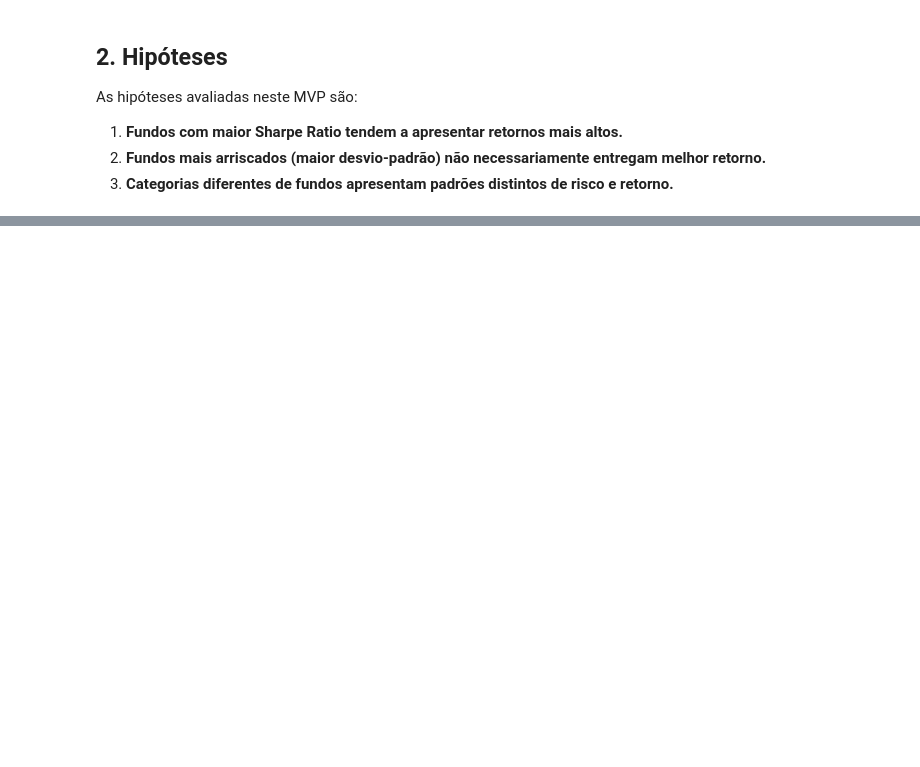
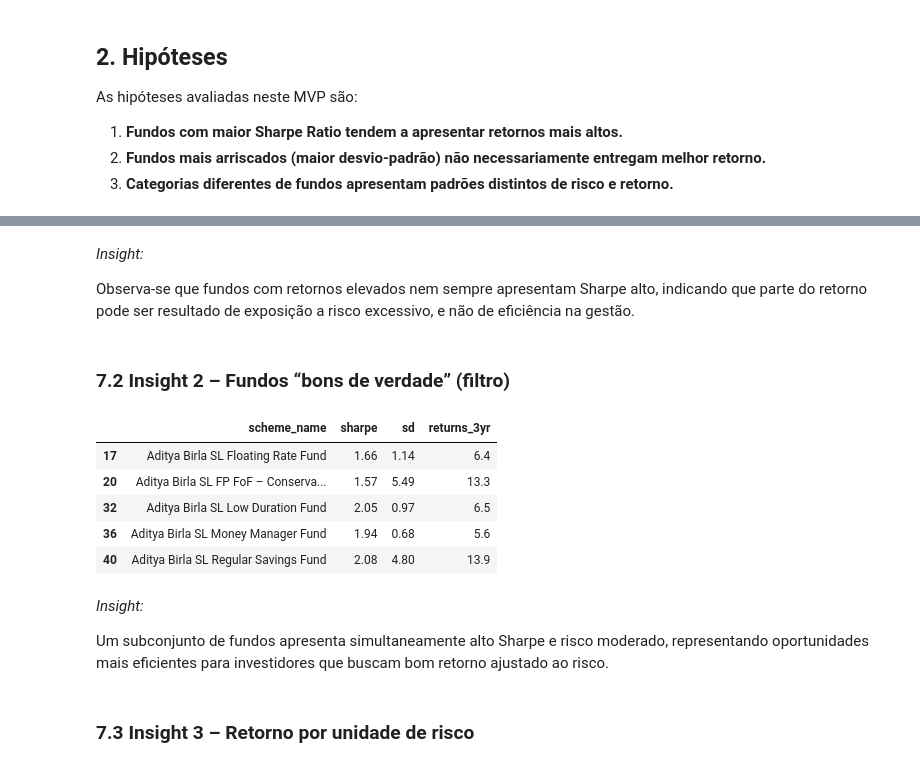
Before and after one commit to pleiteues-code/mvp-fundos-investimento-analise-de-dados-e-boas-praticas, a Jupyter notebook: MVP_Fundos_Investimento_Paulo_Ricardo_Marques_Leite.ipynb, the cells around one changed output, grey strips where cells are left out. Saved outputs shown, nothing was run; the diff lists cells and outputs as text; code cells hidden in the pictures; blank space fills up the shorter version.

```diff
--- a/MVP_Fundos_Investimento_Paulo_Ricardo_Marques_Leite.ipynb
+++ b/MVP_Fundos_Investimento_Paulo_Ricardo_Marques_Leite.ipynb
@@ -208,0 +410,26 @@ O MVP demonstra que métricas de risco e retorno podem ser usadas para orientar
+# %% [markdown]
+*Insight:*
+
+Observa-se que fundos com retornos elevados nem sempre apresentam Sharpe alto, indicando que parte do retorno pode ser resultado de exposição a risco excessivo, e não de eficiência na gestão.
+# %% [markdown]
+### 7.2 Insight 2 – Fundos “bons de verdade” (filtro)
+# %%
+df_good = df[
+    (df['sharpe'] > df['sharpe'].quantile(0.75)) &
+    (df['sd'] < df['sd'].median())
+]
+
+df_good[['scheme_name','sharpe','sd','returns_3yr']].head()
+# %% [output]
+|  | scheme_name | sharpe | sd | returns_3yr |
+| 17 | Aditya Birla SL Floating Rate Fund | 1.66 | 1.14 | 6.4 |
+| 20 | Aditya Birla SL FP FoF – Conserva... | 1.57 | 5.49 | 13.3 |
+| 32 | Aditya Birla SL Low Duration Fund | 2.05 | 0.97 | 6.5 |
+| 36 | Aditya Birla SL Money Manager Fund | 1.94 | 0.68 | 5.6 |
+| 40 | Aditya Birla SL Regular Savings Fund | 2.08 | 4.80 | 13.9 |
+# %% [markdown]
+*Insight:*
+
+Um subconjunto de fundos apresenta simultaneamente alto Sharpe e risco moderado, representando oportunidades mais eficientes para investidores que buscam bom retorno ajustado ao risco.
+# %% [markdown]
+### 7.3 Insight 3 –  Retorno por unidade de risco
```
Also changed, not shown: parts of 55 cells of this notebook.
